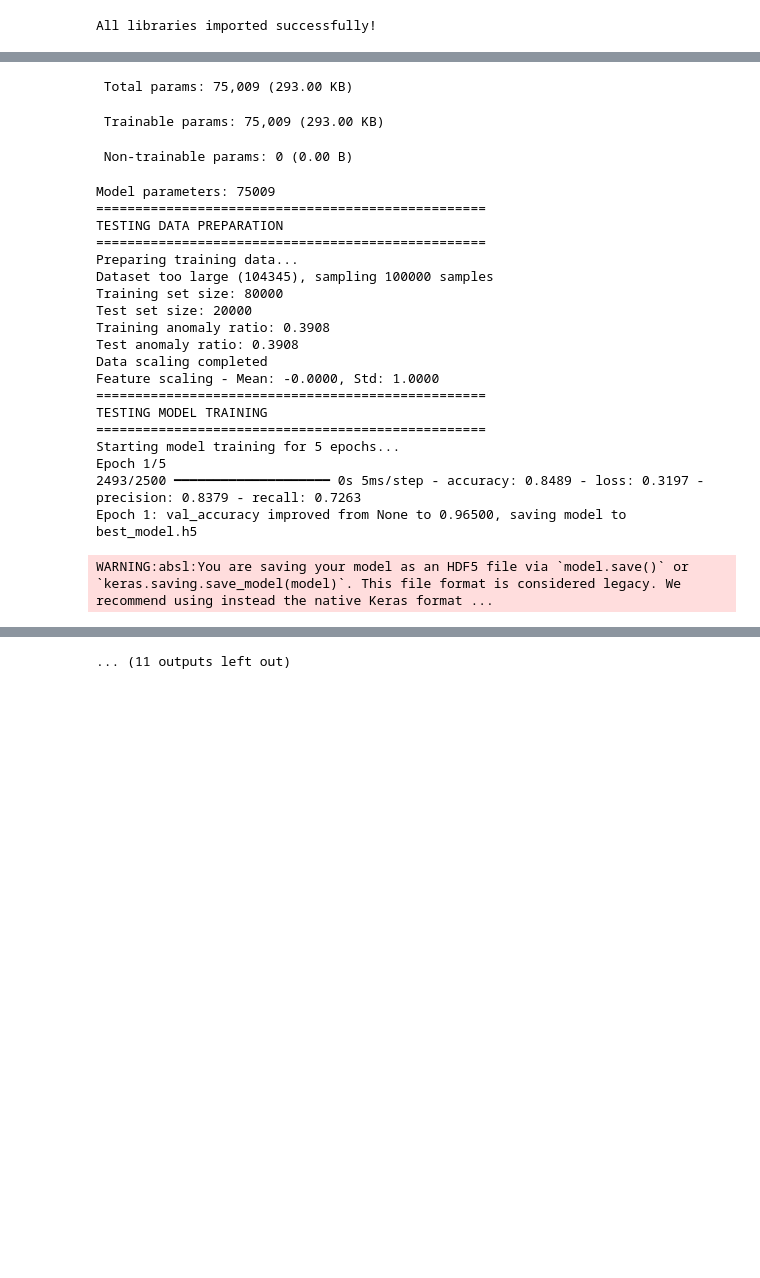
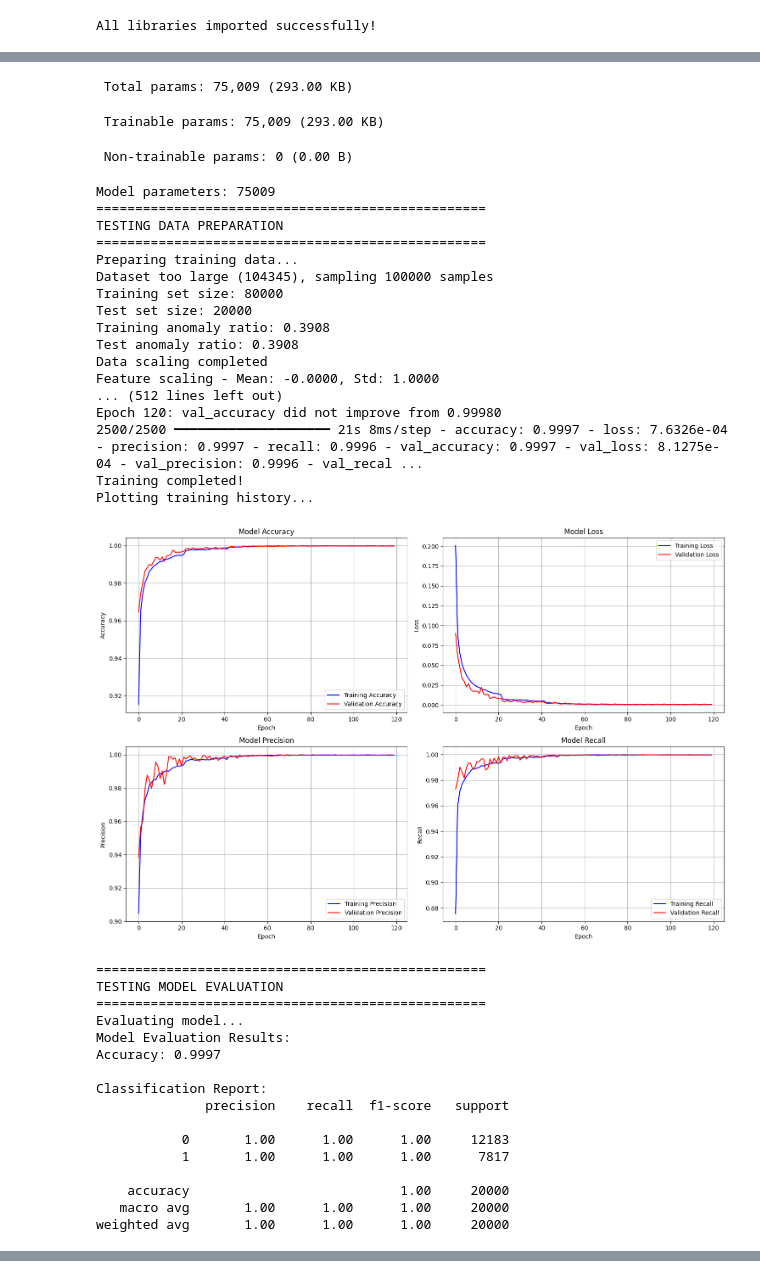
Before and after one commit to ayushmishra90/College-Project, a Jupyter notebook: Code/model.ipynb, the cells around one changed output, grey strips where cells are left out. Saved outputs shown, nothing was run; the diff lists cells and outputs as text; code cells hidden in the pictures; blank space fills up the shorter version.

```diff
--- a/Code/model.ipynb
+++ b/Code/model.ipynb
@@ -385,12 +385,12 @@ def train_model(model, X_train_scaled, y_train, X_test_scaled, y_test, epochs=12
 
     # Define callbacks
     callbacks = [
-        tf.keras.callbacks.EarlyStopping(
-            patience=10,
-            restore_best_weights=True,
-            monitor='val_accuracy',
-            verbose=1
-        ),
+        # tf.keras.callbacks.EarlyStopping(
+        #     patience=10,
+        #     restore_best_weights=True,
+        #     monitor='val_accuracy',
+        #     verbose=1
+        # ),
         tf.keras.callbacks.ReduceLROnPlateau(
             patience=5,
             factor=0.5,
@@ -398,7 +398,7 @@ def train_model(model, X_train_scaled, y_train, X_test_scaled, y_test, epochs=12
             monitor='val_loss'
         ),
         tf.keras.callbacks.ModelCheckpoint(
-            'best_model.h5',
+            'best_model.keras',
             save_best_only=True,
             monitor='val_accuracy',
             verbose=1
@@ -713,7 +713,7 @@ def run_debug_pipeline(file_path='dataset_sdn.csv', epochs=5):
     plot_training_history(history)
 
     # Step 8: Evaluate model
-    results = test_model_evaluation(model, X_test_scaled, y_test)
+    results = test_model_evaluation(model, X_test_scaled, y_test, 20000)
 
     # Step 9: Test anomaly detection
     anomaly_results = test_anomaly_detection(model, scaler, X)
@@ -745,7 +745,7 @@ def run_debug_pipeline(file_path='dataset_sdn.csv', epochs=5):
     }
 # %%
 # Run the debug pipeline (this will also save the model, scaler, encoders, features)
-pipeline_output = run_debug_pipeline(file_path="dataset_sdn.csv", epochs=5)
+pipeline_output = run_debug_pipeline(file_path="dataset_sdn.csv", epochs=120)
 # %% [output]
 🚀 STARTING DEBUG PIPELINE
 ============================================================
@@ -772,36 +772,50 @@ Model: "sequential"
 ├─────────────────────────────────┼────────────────────────┼───────────────┤
 │ conv1d_1 (Conv1D)               │ (None, 22, 32)         │           128 │
 ├─────────────────────────────────┼────────────────────────┼───────────────┤
 │ maxpool1d_1 (MaxPooling1D)      │ (None, 11, 32)         │             0 │
 ├─────────────────────────────────┼────────────────────────┼───────────────┤
 │ conv1d_2 (Conv1D)               │ (None, 11, 64)         │         6,208 │
 ├─────────────────────────────────┼────────────────────────┼───────────────┤
 │ maxpool1d_2 (MaxPooling1D)      │ (None, 5, 64)          │             0 │
 ... (11 lines left out)
 │ dropout_2 (Dropout)             │ (None, 16)             │             0 │
 ├─────────────────────────────────┼────────────────────────┼───────────────┤
 │ output (Dense)                  │ (None, 1)              │            17 │
 └─────────────────────────────────┴────────────────────────┴───────────────┘
  Total params: 75,009 (293.00 KB)
  Trainable params: 75,009 (293.00 KB)
  Non-trainable params: 0 (0.00 B)
 Model parameters: 75009
 ==================================================
 TESTING DATA PREPARATION
 ==================================================
 Preparing training data...
 Dataset too large (104345), sampling 100000 samples
 Training set size: 80000
 Test set size: 20000
 Training anomaly ratio: 0.3908
 Test anomaly ratio: 0.3908
 Data scaling completed
 Feature scaling - Mean: -0.0000, Std: 1.0000
-==================================================
-TESTING MODEL TRAINING
-==================================================
-Starting model training for 5 epochs...
-Epoch 1/5
-2493/2500 ━━━━━━━━━━━━━━━━━━━━ 0s 5ms/step - accuracy: 0.8489 - loss: 0.3197 - precision: 0.8379 - recall: 0.7263
-Epoch 1: val_accuracy improved from None to 0.96500, saving model to best_model.h5
+... (512 lines left out)
+Epoch 120: val_accuracy did not improve from 0.99980
+2500/2500 ━━━━━━━━━━━━━━━━━━━━ 21s 8ms/step - accuracy: 0.9997 - loss: 7.6326e-04 - precision: 0.9997 - recall: 0.9996 - val_accuracy: 0.9997 - val_loss: 8.1275e-04 - val_precision: 0.9996 - val_recal ...
+Training completed!
+Plotting training history...
+[figure, added]
-WARNING:absl:You are saving your model as an HDF5 file via `model.save()` or `keras.saving.save_model(model)`. This file format is considered legacy. We recommend using instead the native Keras format ...
+==================================================
+TESTING MODEL EVALUATION
+==================================================
+Evaluating model...
+Model Evaluation Results:
+Accuracy: 0.9997
+
+Classification Report:
+              precision    recall  f1-score   support
+
+           0       1.00      1.00      1.00     12183
+           1       1.00      1.00      1.00      7817
+
+    accuracy                           1.00     20000
+   macro avg       1.00      1.00      1.00     20000
+weighted avg       1.00      1.00      1.00     20000
@@ -818 +832,0 @@ WARNING:absl:You are saving your model as an HDF5 file via `model.save()` or `ke
-... (11 outputs left out)
```
Also changed, not shown: parts of 2 cells of this notebook.
